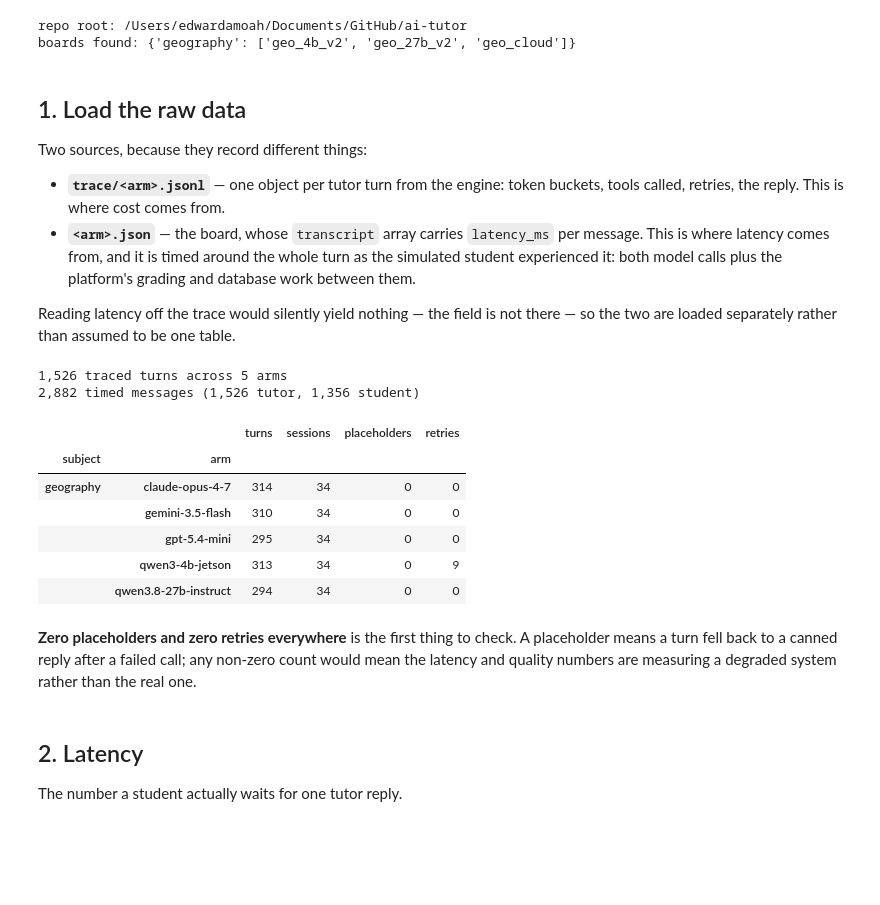
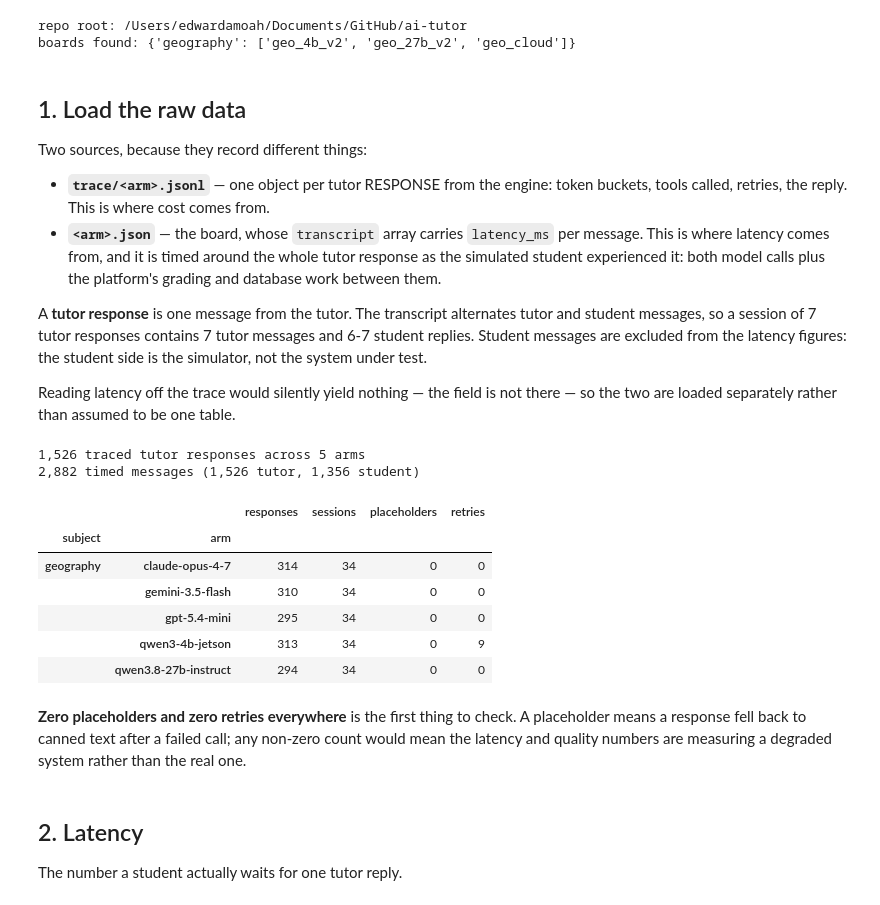
Before and after one commit to eai6/ai-tutor, a Jupyter notebook: offline_eval/ANALYSIS.ipynb, the cells around one changed output. Drawn from its saved outputs; the diff is of its cells as text; code cells hidden in the pictures; blank space fills up the shorter version.

```diff
--- a/offline_eval/ANALYSIS.ipynb
+++ b/offline_eval/ANALYSIS.ipynb
@@ -68,12 +68,19 @@ boards found: {'geography': ['geo_4b_v2', 'geo_27b_v2', 'geo_cloud']}
 
 Two sources, because they record different things:
 
-- **`trace/<arm>.jsonl`** — one object per tutor turn from the engine: token
-  buckets, tools called, retries, the reply. This is where cost comes from.
+- **`trace/<arm>.jsonl`** — one object per tutor RESPONSE from the engine:
+  token buckets, tools called, retries, the reply. This is where cost comes
+  from.
 - **`<arm>.json`** — the board, whose `transcript` array carries `latency_ms`
   per message. This is where latency comes from, and it is timed around the
-  whole turn as the simulated student experienced it: both model calls plus
-  the platform's grading and database work between them.
+  whole tutor response as the simulated student experienced it: both model
+  calls plus the platform's grading and database work between them.
+
+A **tutor response** is one message from the tutor. The transcript alternates
+tutor and student messages, so a session of 7 tutor responses contains 7 tutor
+messages and 6-7 student replies. Student messages are excluded from the
+latency figures: the student side is the simulator, not the system under
+test.
 
 Reading latency off the trace would silently yield nothing — the field is not
 there — so the two are loaded separately rather than assumed to be one table.
@@ -99,37 +106,37 @@ def load_turns():
                     })
     return pd.DataFrame(rows)
 
 def load_latency():
     # Tutor-message latencies, read from the board transcripts.
     rows = []
     for subject, boards in BOARDS.items():
         for board in boards:
             for f in sorted((RES / board).glob("*.json")):
                 if f.name.startswith("partial_"):     # resume checkpoints
                     continue
                 d = json.load(open(f))
                 for res in d.get("results", []):
                     for t in res.get("transcript", []):
                         if t.get("latency_ms") is None:
                             continue
                         rows.append({"subject": subject, "board": board,
                                      "arm": f.stem, "role": t.get("role"),
                                      "sec": t["latency_ms"] / 1000,
                                      "scenario": res.get("scenario_id")})
     return pd.DataFrame(rows)
 
 turns = load_turns()
 msgs = load_latency()
-print(f"{len(turns):,} traced turns across {turns.arm.nunique()} arms")
+print(f"{len(turns):,} traced tutor responses across {turns.arm.nunique()} arms")
 print(f"{len(msgs):,} timed messages "
       f"({(msgs.role=='tutor').sum():,} tutor, {(msgs.role=='student').sum():,} student)")
 turns.groupby(["subject", "arm"]).agg(
-    turns=("session", "size"), sessions=("session", "nunique"),
+    responses=("session", "size"), sessions=("session", "nunique"),
     placeholders=("placeholder", "sum"), retries=("retries", "sum"))
 # %% [output]
-1,526 traced turns across 5 arms
+1,526 traced tutor responses across 5 arms
 2,882 timed messages (1,526 tutor, 1,356 student)
-|  |  | turns | sessions | placeholders | retries |
+|  |  | responses | sessions | placeholders | retries |
 | subject | arm |  |  |  |  |
 | geography | claude-opus-4-7 | 314 | 34 | 0 | 0 |
 |  | gemini-3.5-flash | 310 | 34 | 0 | 0 |
@@ -138,7 +145,7 @@ turns.groupby(["subject", "arm"]).agg(
 |  | qwen3.8-27b-instruct | 294 | 34 | 0 | 0 |
 # %% [markdown]
 **Zero placeholders and zero retries everywhere** is the first thing to check.
-A placeholder means a turn fell back to a canned reply after a failed call; any
+A placeholder means a response fell back to canned text after a failed call; any
 non-zero count would mean the latency and quality numbers are measuring a
 degraded system rather than the real one.
 # %% [markdown]
```
Also changed, not shown: parts of 7 cells of this notebook, 7 other files.
